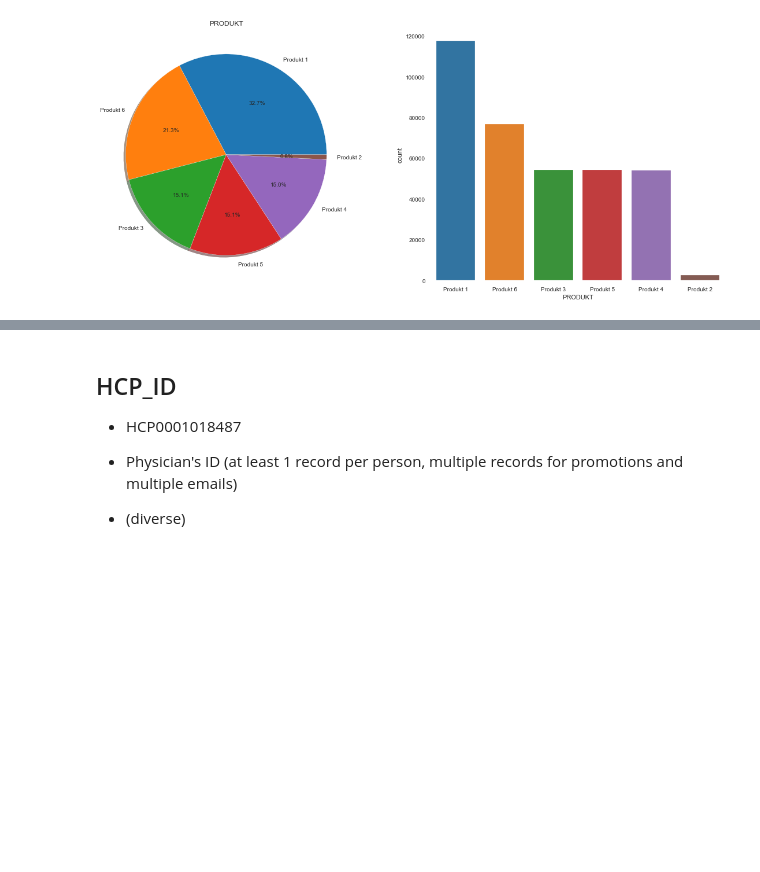
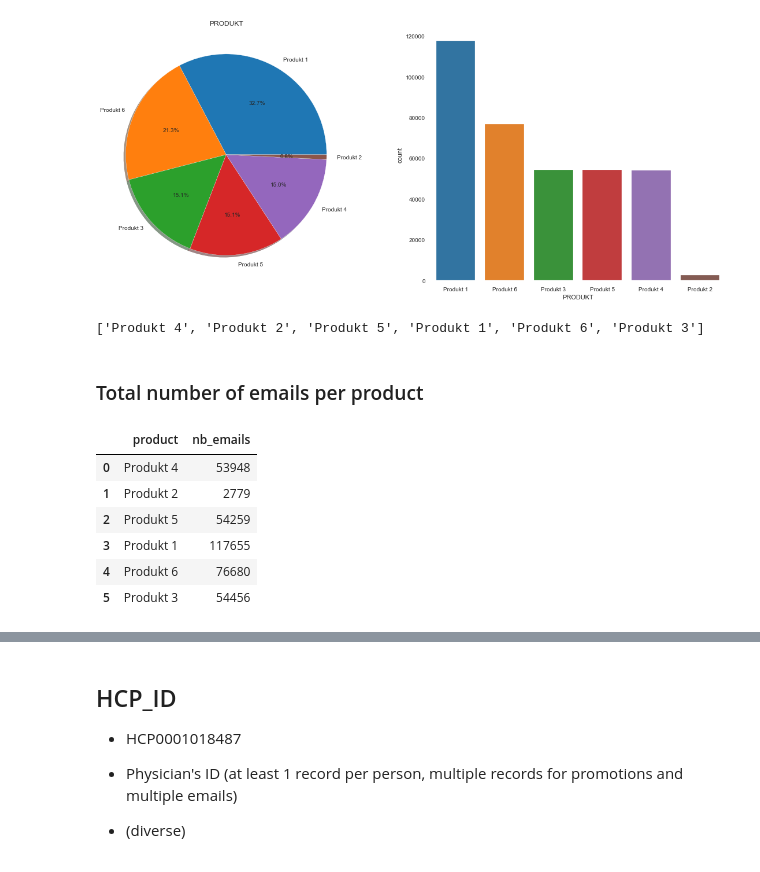
Before and after one commit to ck-unifr/analysis_email_performance, a Jupyter notebook: analysis_email_performance.ipynb, the cells around one changed output, grey strips where cells are left out. Drawn from its saved outputs; the diff is of its cells as text; code cells hidden in the pictures; blank space fills up the shorter version.

```diff
--- a/analysis_email_performance.ipynb
+++ b/analysis_email_performance.ipynb
@@ -1605,3 +1630,28 @@ Sunday
 plot_pie_bar(df, 'PRODUKT', title='')
 # %% [output]
 [figure]
+# %%
+products = list(set(df['PRODUKT']))
+products
+# %% [output]
+['Produkt 4', 'Produkt 2', 'Produkt 5', 'Produkt 1', 'Produkt 6', 'Produkt 3']
+# %% [markdown]
+### Total number of emails per product
+# %%
+dict_nb_emails_product = {'product':[], 'nb_emails':[]}
+
+for product in products:
+    nb_emails = len(df[df['PRODUKT'] == product])
+    dict_nb_emails_product['product'].append(product)
+    dict_nb_emails_product['nb_emails'].append(nb_emails)
+
+pd_nb_emails_product = pd.DataFrame(dict_nb_emails_product)
+pd_nb_emails_product
+# %% [output]
+|  | product | nb_emails |
+| 0 | Produkt 4 | 53948 |
+| 1 | Produkt 2 | 2779 |
+| 2 | Produkt 5 | 54259 |
+| 3 | Produkt 1 | 117655 |
+| 4 | Produkt 6 | 76680 |
+| 5 | Produkt 3 | 54456 |
```
Also changed, not shown: parts of 14 cells of this notebook.
